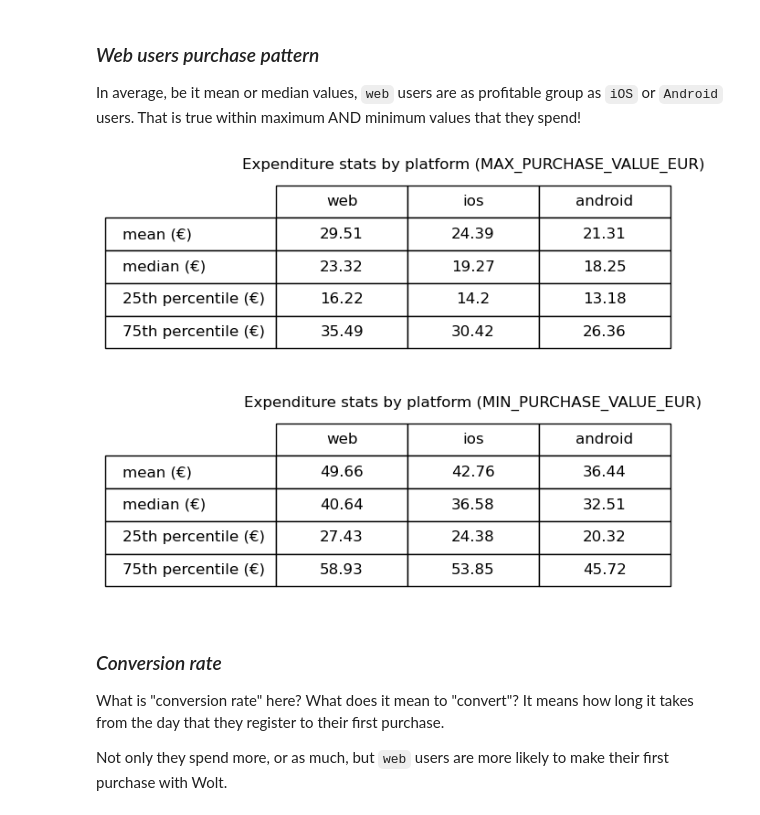
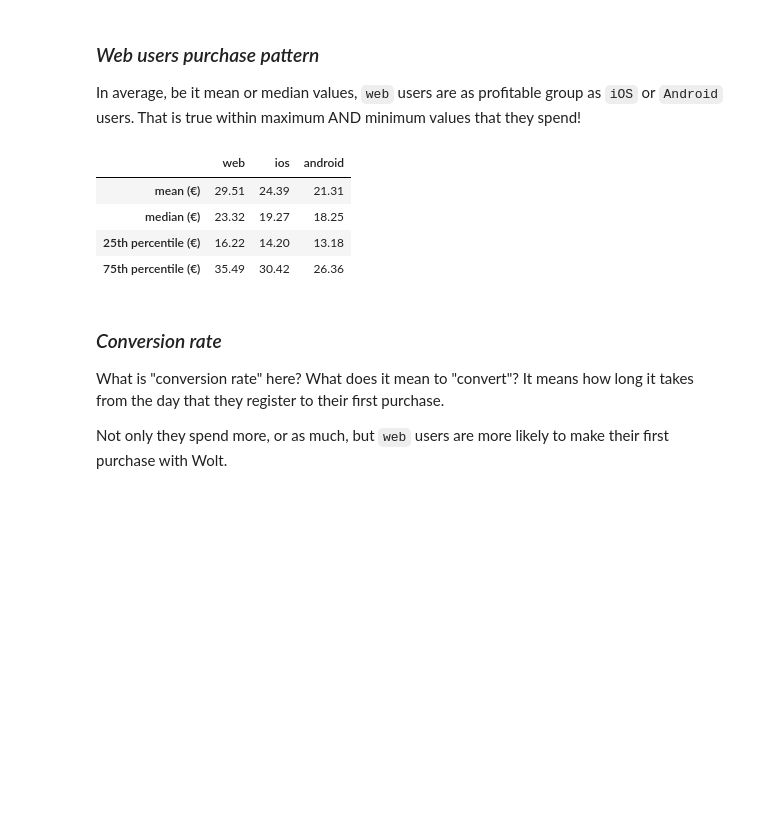
Before and after one commit to FjjDessoyCaraballo/restaurant-data, a Jupyter notebook: task2/notebook.ipynb, the cells around one changed output. Drawn from its saved outputs; the diff is of its cells as text; code cells hidden in the pictures; blank space fills up the shorter version.

```diff
--- a/task2/notebook.ipynb
+++ b/task2/notebook.ipynb
@@ -77,14 +77,17 @@ In average, be it mean or median values, `web` users are as profitable group as
 # %%
 from osSpending import minMaxPurchase, plotPurchaseTable
 
 df = parseDf()
-maxDataFrame = minMaxPurchase(df, "min")
-minDataFrame = minMaxPurchase(df, "max")
-plotPurchaseTable(maxDataFrame, "(MAX_PURCHASE_VALUE_EUR)")
-plotPurchaseTable(minDataFrame, "(MIN_PURCHASE_VALUE_EUR)")
+minMaxPurchase(df, "min")
+# minMaxPurchase(df, "max")
+# plotPurchaseTable(maxDataFrame, "(MAX_PURCHASE_VALUE_EUR)")
+# plotPurchaseTable(minDataFrame, "(MIN_PURCHASE_VALUE_EUR)")
 # %% [output]
-[figure, removed]
-[figure, removed]
+|  | web | ios | android |
+| mean (€) | 29.51 | 24.39 | 21.31 |
+| median (€) | 23.32 | 19.27 | 18.25 |
+| 25th percentile (€) | 16.22 | 14.20 | 13.18 |
+| 75th percentile (€) | 35.49 | 30.42 | 26.36 |
 # %% [markdown]
 ### *Conversion rate*
 
```
Also changed, not shown: parts of 7 cells of this notebook, 3 other files.
